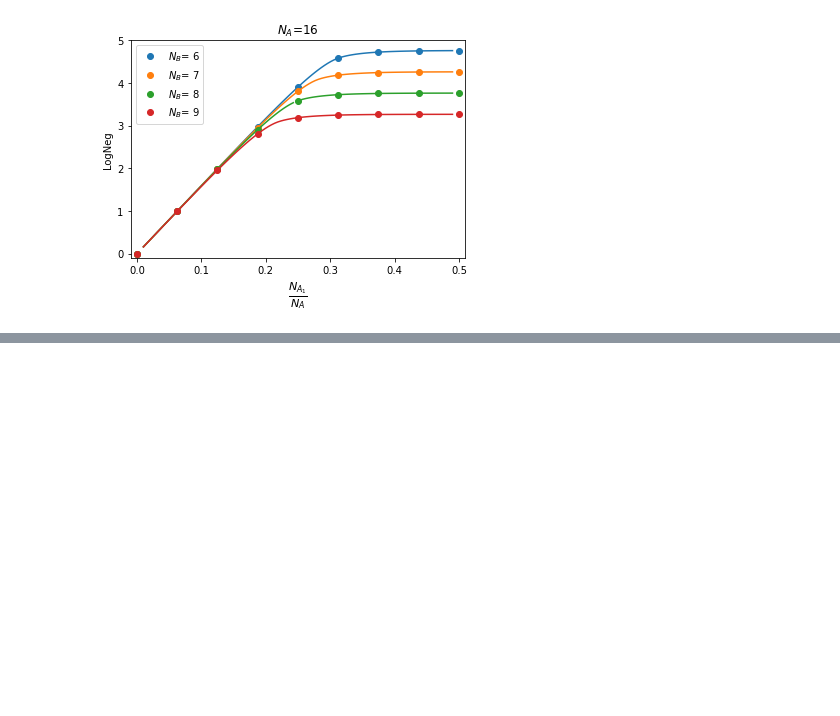
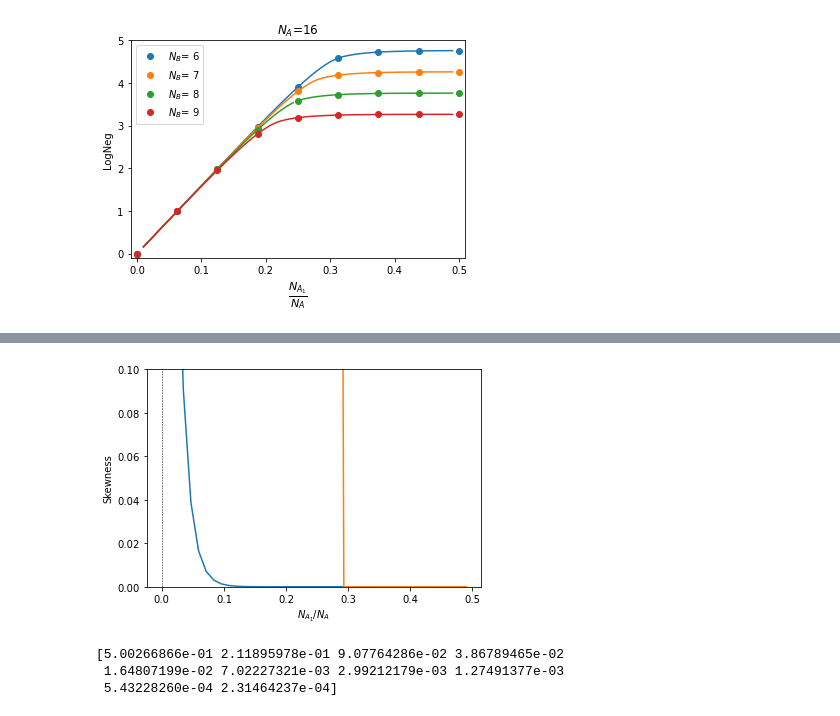
Before and after one commit to hassan-shap/RMT, a Jupyter notebook: EntTransition-new.ipynb, the cells around one changed output, grey strips where cells are left out. Cells and saved outputs as stored; diff of their text form; code cells hidden in the pictures; blank space fills up the shorter version.

```diff
--- a/EntTransition-new.ipynb
+++ b/EntTransition-new.ipynb
@@ -260,0 +485,17 @@ plt.show()
+# %%
+plt.figure()
+
+plt.plot(R12_list,skewness,'-',label='V=%.2f' % (V))
+plt.plot(R12_list,normalization,'-',label='V=%.2f' % (V))
+ymax=1
+plt.plot([(1-1/(2*Ra))]*2,[0,ymax],'k--',linewidth=0.5)
+plt.xlabel('$N_{A_1}/N_A$')
+plt.ylabel('Skewness')
+plt.ylim(0,.1)
+plt.show()
+print(skewness[:10])
+# %% [output]
+[figure, added]
+[5.00266866e-01 2.11895978e-01 9.07764286e-02 3.86789465e-02
+ 1.64807199e-02 7.02227321e-03 2.99212179e-03 1.27491377e-03
+ 5.43228260e-04 2.31464237e-04]
```
Also changed, not shown: parts of 8 cells of this notebook, 4 other files.
